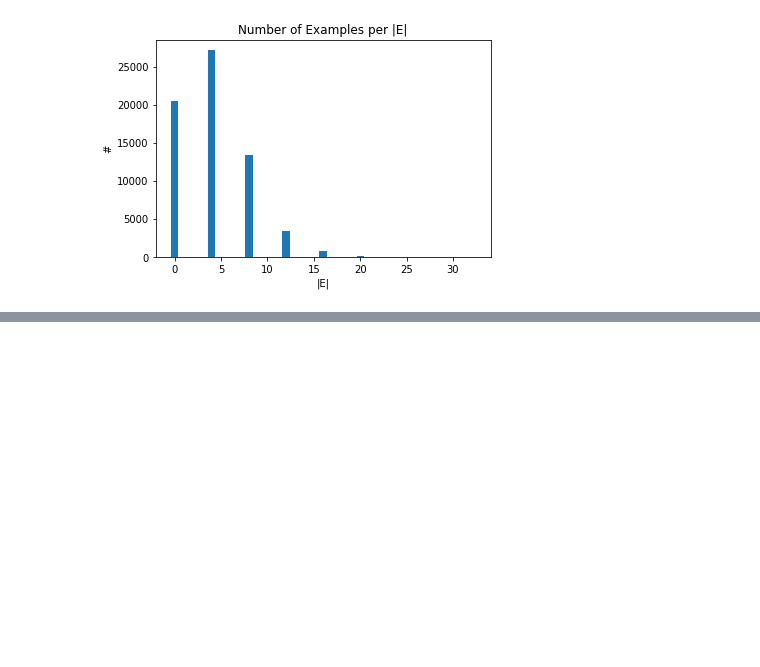
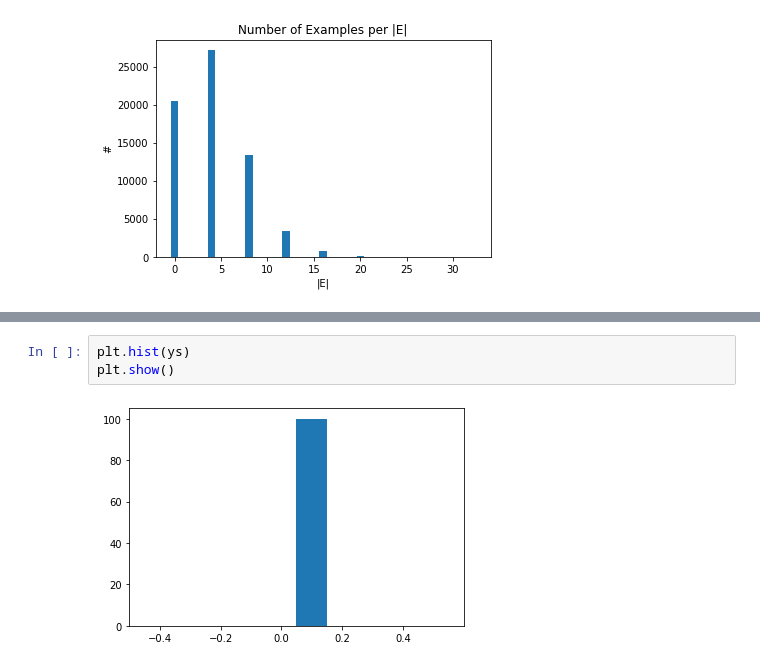
Before and after one commit to VLonghand/IsingModelPractice, a Jupyter notebook: Plots_and_funcs/RFR_NN_comparison.ipynb, the cells around one changed output, grey strips where cells are left out. Drawn from its saved outputs; the diff is of its cells as text; blank space fills up the shorter version.

```diff
--- a/Plots_and_funcs/RFR_NN_comparison.ipynb
+++ b/Plots_and_funcs/RFR_NN_comparison.ipynb
@@ -110,0 +236,5 @@ plt.show()
+# %%
+plt.hist(ys)
+plt.show()
+# %% [output]
+[figure, added]
```
Also changed, not shown: parts of 12 cells of this notebook.
